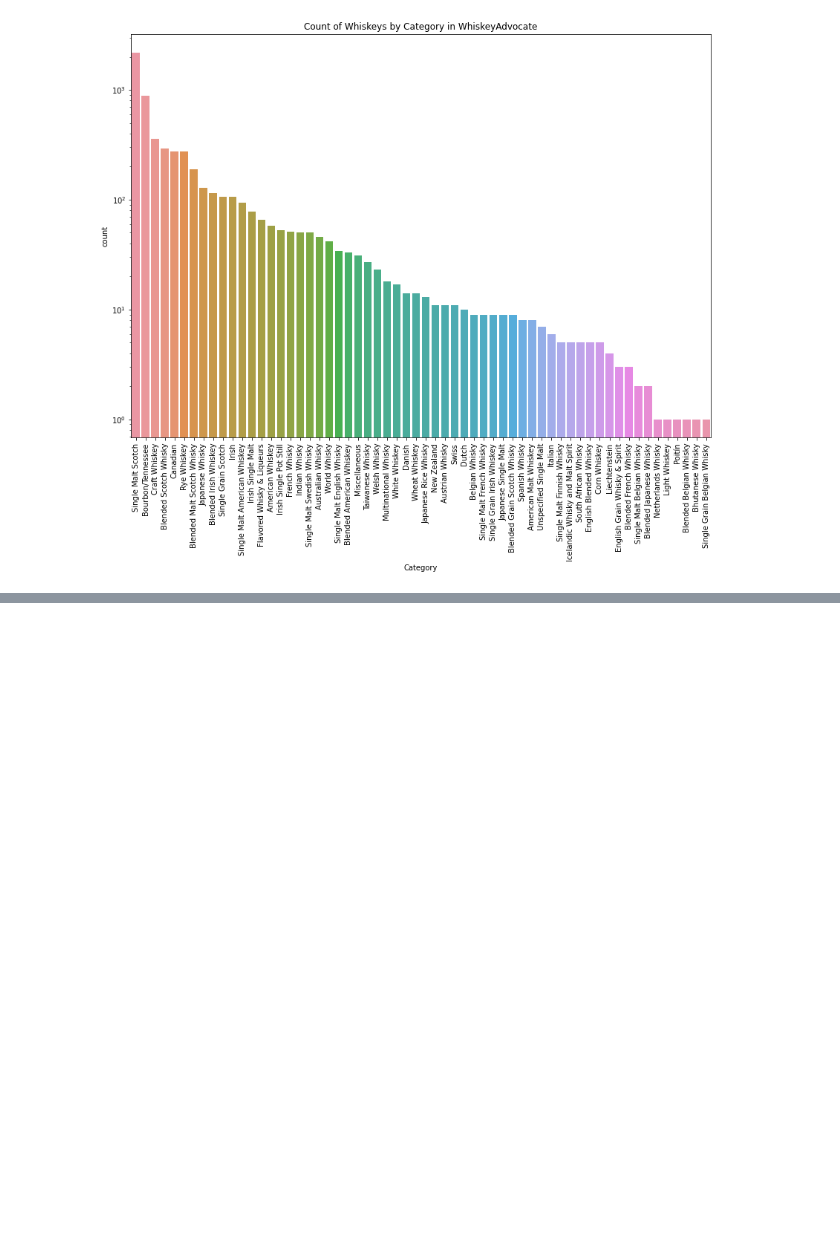
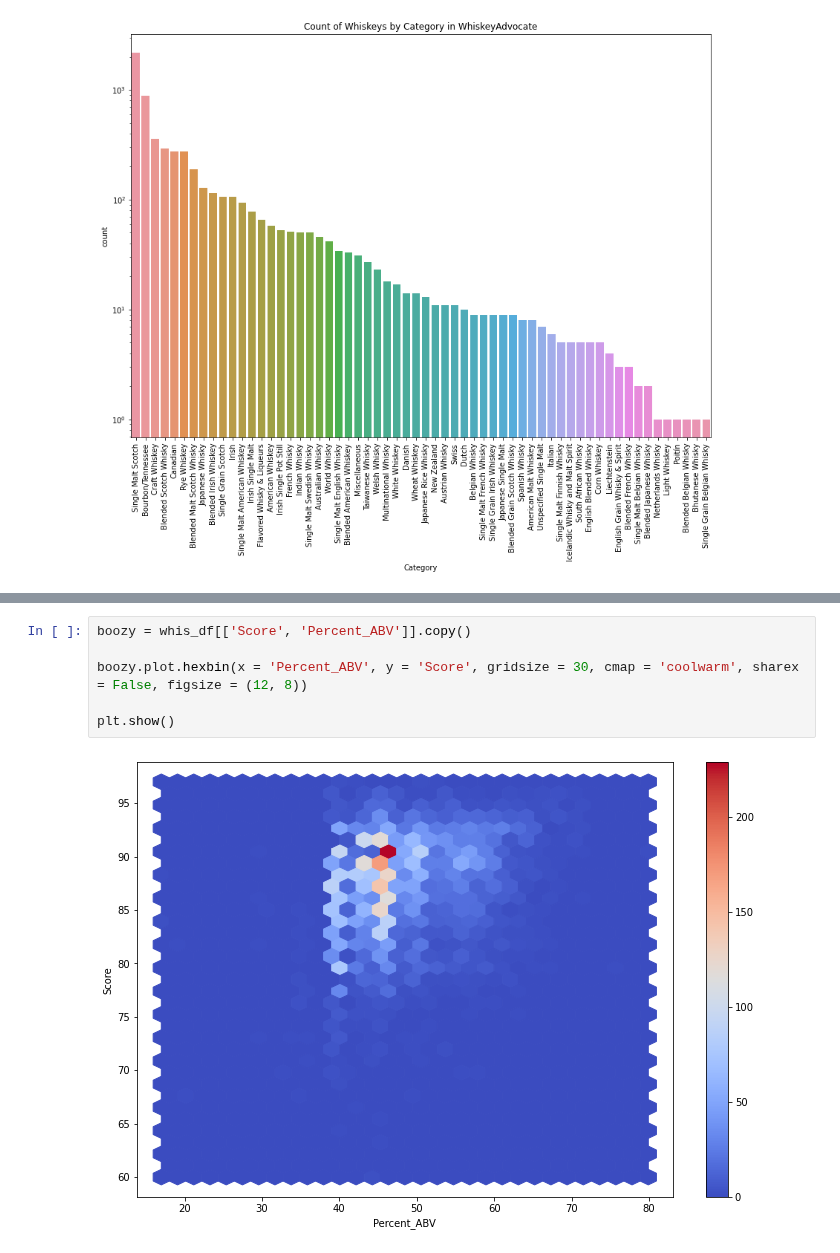
Before and after one commit to gspahlin/WhiskyAdvocate_ETL, a Jupyter notebook: whiskey_explore_and_clean.ipynb, the cells around one changed output, grey strips where cells are left out. Saved outputs shown, nothing was run; the diff lists cells and outputs as text; blank space fills up the shorter version.

```diff
--- a/whiskey_explore_and_clean.ipynb
+++ b/whiskey_explore_and_clean.ipynb
@@ -335,0 +373,8 @@ plt.show()
+# %%
+boozy = whis_df[['Score', 'Percent_ABV']].copy()
+
+boozy.plot.hexbin(x = 'Percent_ABV', y = 'Score', gridsize = 30, cmap = 'coolwarm', sharex = False, figsize = (12, 8))
+
+plt.show()
+# %% [output]
+[figure, added]
```
Also changed, not shown: parts of 19 cells of this notebook.
